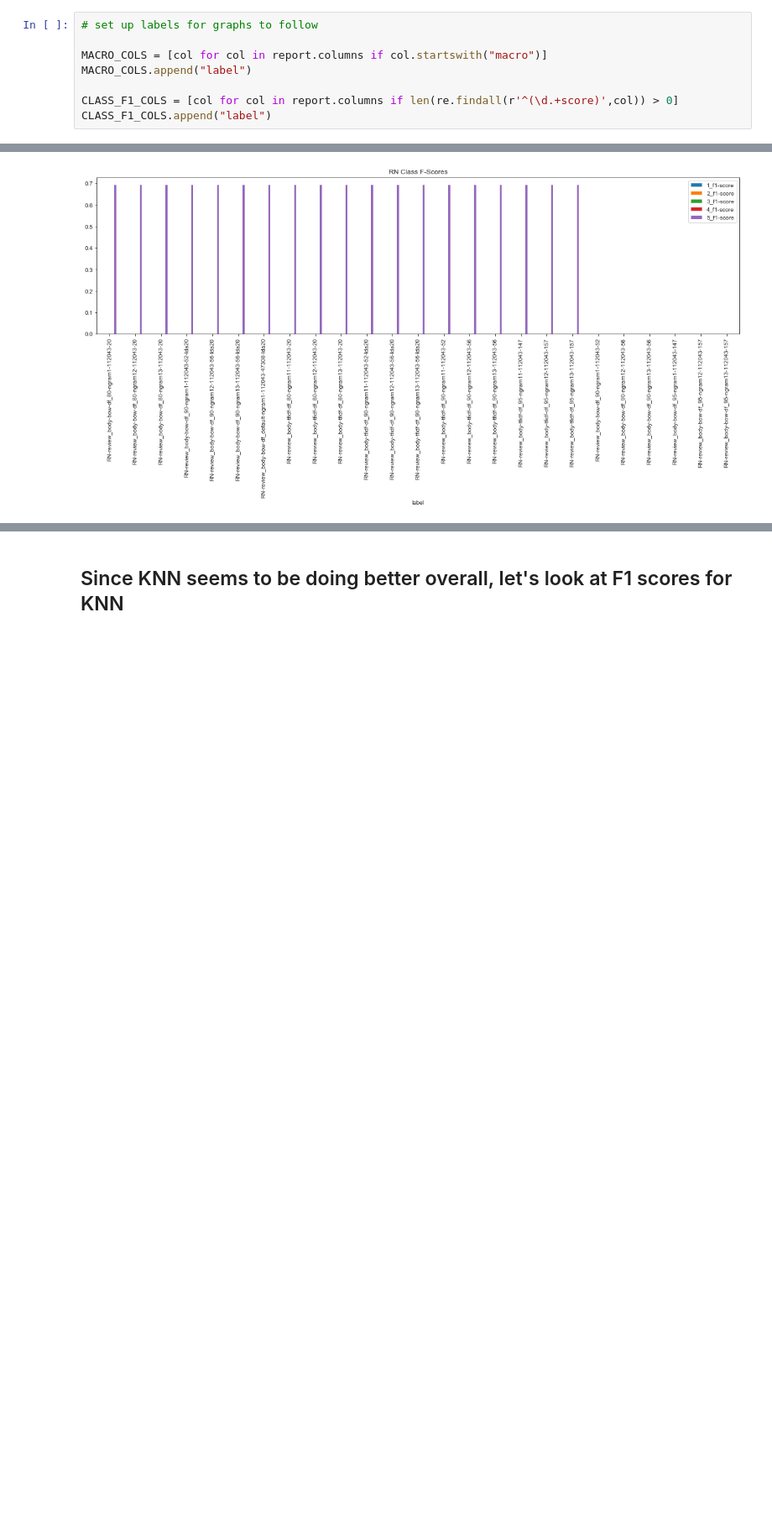
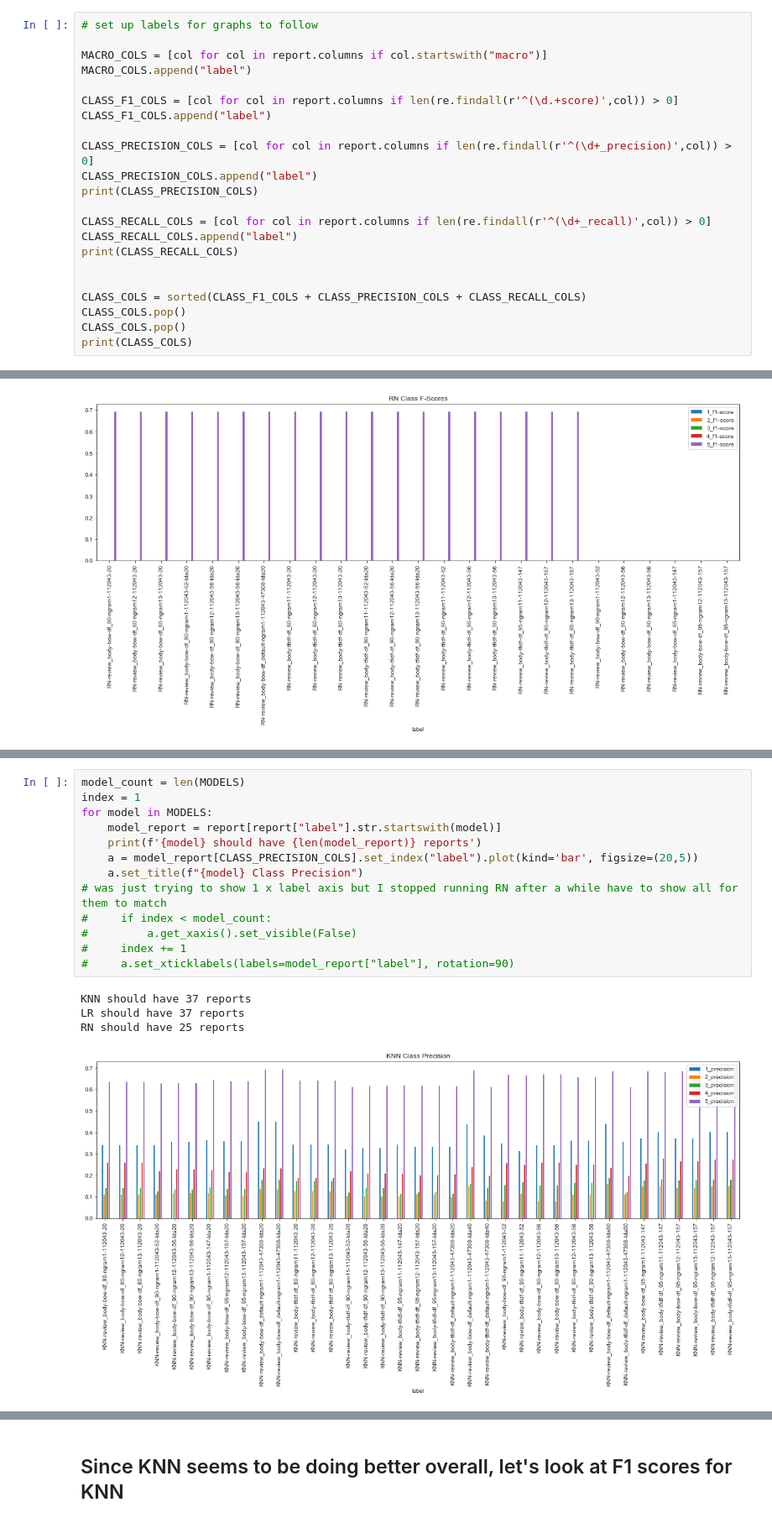
Before and after one commit to sv650s/sb-capstone, a Jupyter notebook: 2019-05-24-analyze_classification_results-112043.ipynb, the cells around one changed output, grey strips where cells are left out. Shown at 84% size. Cells and saved outputs as stored; diff of their text form; blank space fills up the shorter version.

Commit message:
added precision and recall by class

```diff
--- a/2019-05-24-analyze_classification_results-112043.ipynb
+++ b/2019-05-24-analyze_classification_results-112043.ipynb
@@ -212,3 +212,17 @@ MACRO_COLS.append("label")
 
 CLASS_F1_COLS = [col for col in report.columns if len(re.findall(r'^(\d.+score)',col)) > 0]
 CLASS_F1_COLS.append("label")
+
+CLASS_PRECISION_COLS = [col for col in report.columns if len(re.findall(r'^(\d+_precision)',col)) > 0]
+CLASS_PRECISION_COLS.append("label")
+print(CLASS_PRECISION_COLS)
+
+CLASS_RECALL_COLS = [col for col in report.columns if len(re.findall(r'^(\d+_recall)',col)) > 0]
+CLASS_RECALL_COLS.append("label")
+print(CLASS_RECALL_COLS)
+
+
+CLASS_COLS = sorted(CLASS_F1_COLS + CLASS_PRECISION_COLS + CLASS_RECALL_COLS)
+CLASS_COLS.pop()
+CLASS_COLS.pop()
+print(CLASS_COLS)
@@ -305,0 +328,18 @@ RN should have 25 reports
+# %%
+model_count = len(MODELS)
+index = 1
+for model in MODELS:
+    model_report = report[report["label"].str.startswith(model)]
+    print(f'{model} should have {len(model_report)} reports')
+    a = model_report[CLASS_PRECISION_COLS].set_index("label").plot(kind='bar', figsize=(20,5))
+    a.set_title(f"{model} Class Precision")
+# was just trying to show 1 x label axis but I stopped running RN after a while have to show all for them to match
+#     if index < model_count:
+#         a.get_xaxis().set_visible(False)
+#     index += 1
+#     a.set_xticklabels(labels=model_report["label"], rotation=90)
+# %% [output]
+KNN should have 37 reports
+LR should have 37 reports
+RN should have 25 reports
+[figure, added]
```
Also changed, not shown: parts of 9 cells of this notebook.
